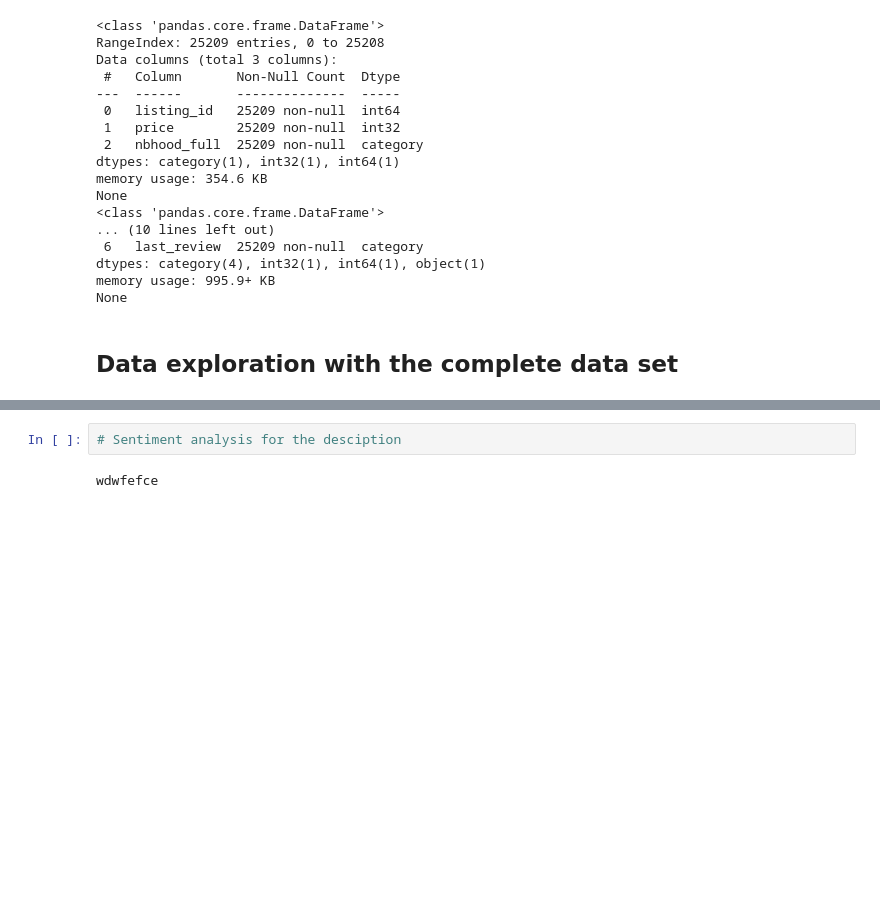
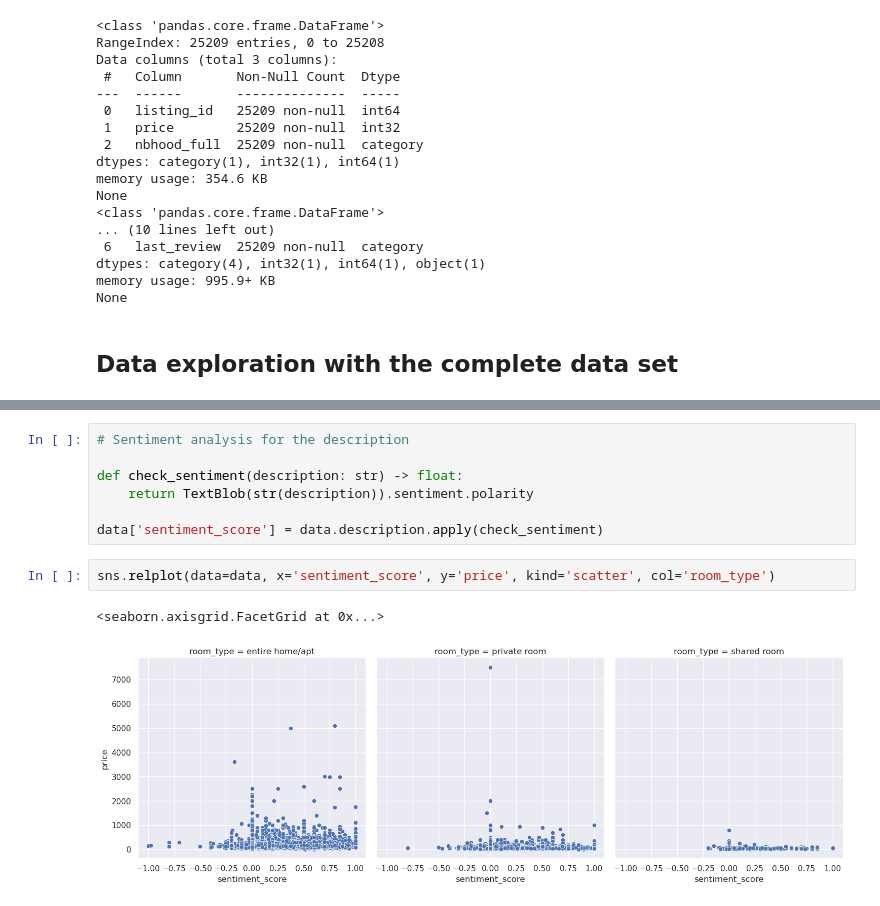
Before and after one commit to carlosjesuscaro/data_analysis_airbnb_market_trends, a Jupyter notebook: main.ipynb, the cells around one changed output, grey strips where cells are left out. Saved outputs shown, nothing was run; the diff lists cells and outputs as text; blank space fills up the shorter version.

Commit message:
Independent analysis

```diff
--- a/main.ipynb
+++ b/main.ipynb
@@ -181,4 +182,12 @@ plt.show()
 # %%
-# Sentiment analysis for the desciption
+# Sentiment analysis for the description
+
+def check_sentiment(description: str) -> float:
+    return TextBlob(str(description)).sentiment.polarity
+
+data['sentiment_score'] = data.description.apply(check_sentiment)
-# %% [output]
-wdwfefce
+# %%
+sns.relplot(data=data, x='sentiment_score', y='price', kind='scatter', col='room_type')
+# %% [output]
+<seaborn.axisgrid.FacetGrid at 0x...>
+[figure, added]
```
Also changed, not shown: parts of 12 cells of this notebook.
